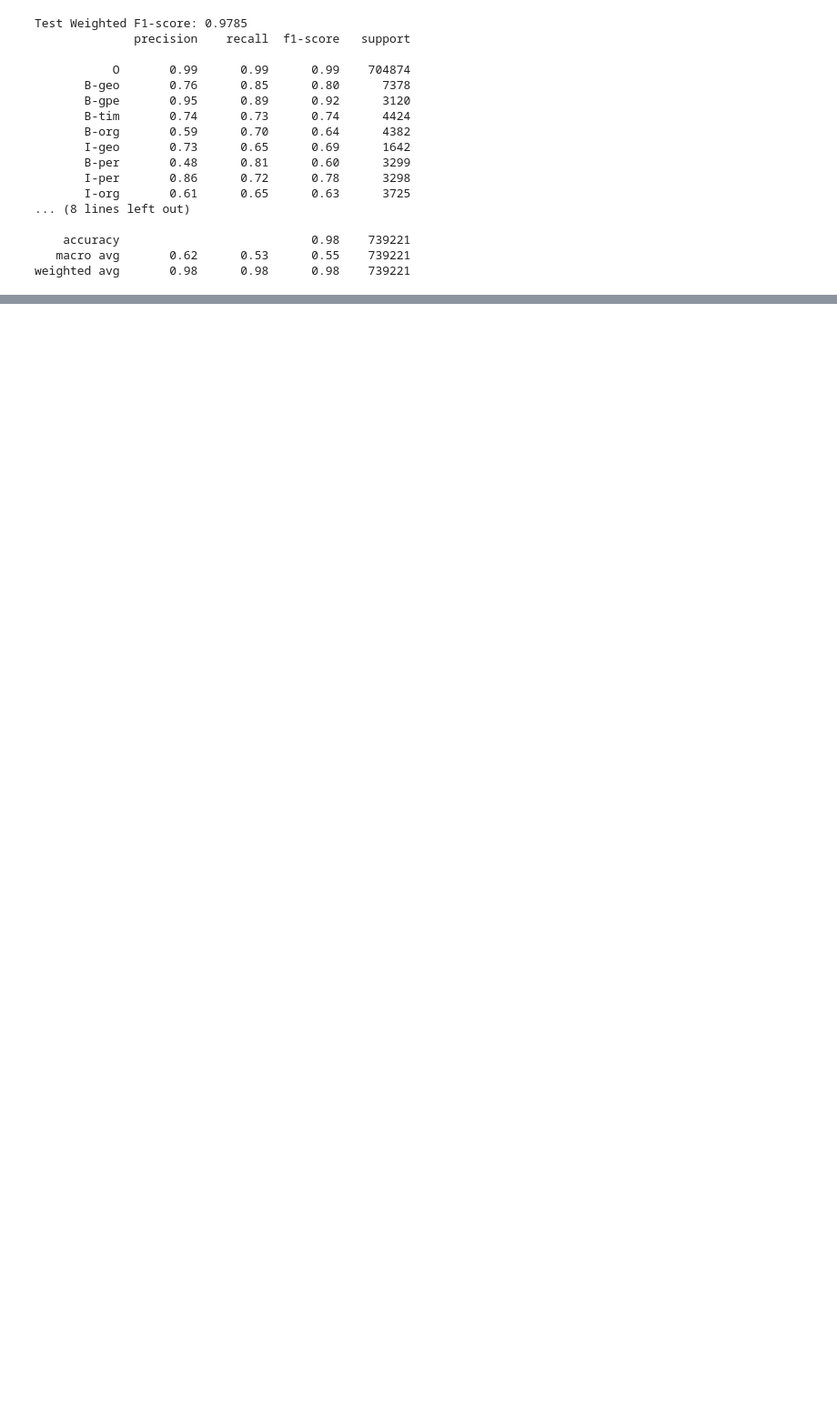
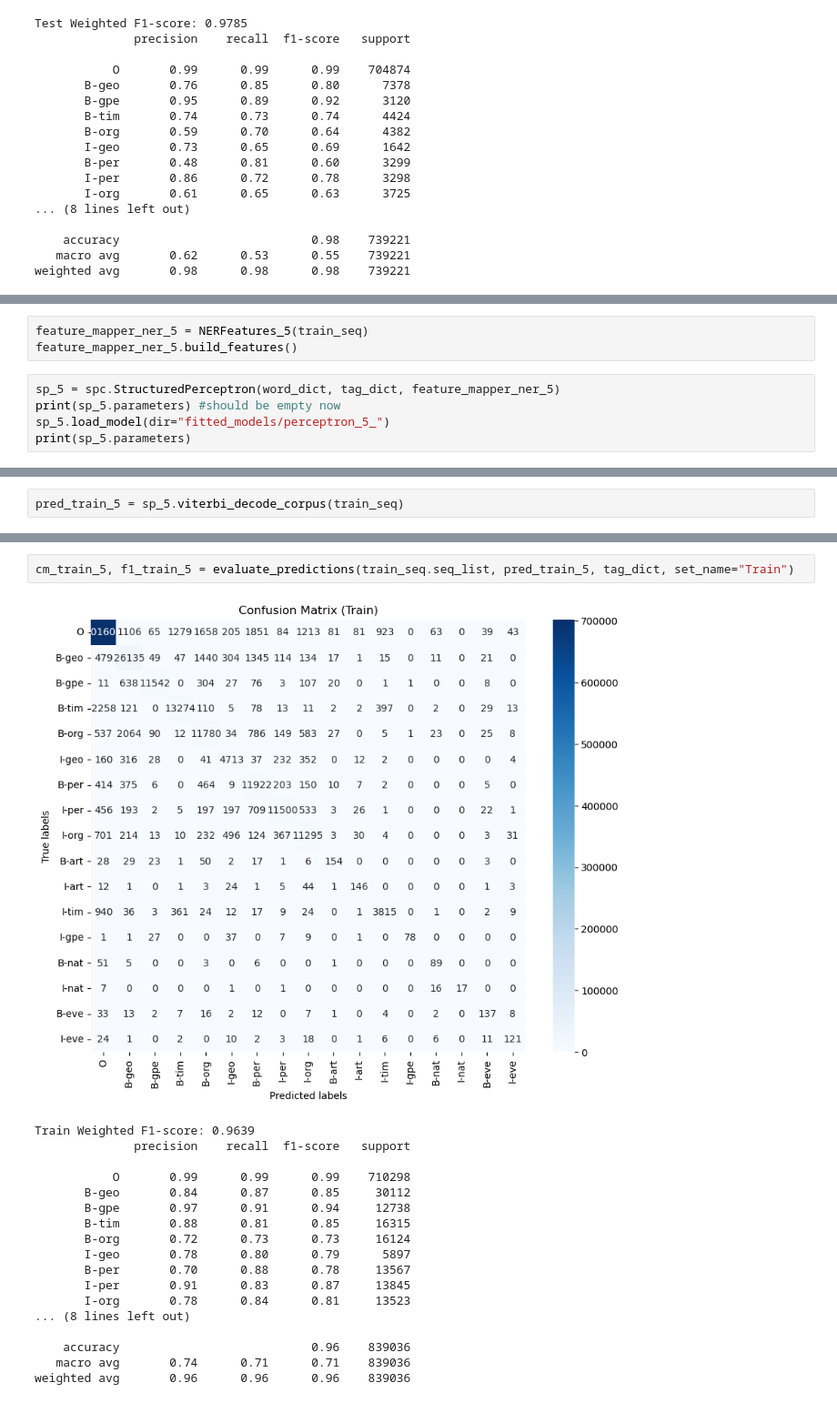
Before and after one commit to ivairali/nlp2, a Jupyter notebook: reproduce_results.ipynb, the cells around one changed output, grey strips where cells are left out. Shown at 91% size. Cells and saved outputs as stored; diff of their text form; blank space fills up the shorter version.

Commit message:
Added more perceptrone models

```diff
--- a/reproduce_results.ipynb
+++ b/reproduce_results.ipynb
@@ -600,0 +606,8 @@ weighted avg       0.98      0.98      0.98    739221
+# %%
+feature_mapper_ner_5 = NERFeatures_5(train_seq)
+feature_mapper_ner_5.build_features()
+# %%
+sp_5 = spc.StructuredPerceptron(word_dict, tag_dict, feature_mapper_ner_5)
+print(sp_5.parameters) #should be empty now
+sp_5.load_model(dir="fitted_models/perceptron_5_")
+print(sp_5.parameters)
@@ -600,0 +617,2 @@ weighted avg       0.98      0.98      0.98    739221
+# %%
+pred_train_5 = sp_5.viterbi_decode_corpus(train_seq)
@@ -600,0 +644,21 @@ weighted avg       0.98      0.98      0.98    739221
+# %%
+cm_train_5, f1_train_5 = evaluate_predictions(train_seq.seq_list, pred_train_5, tag_dict, set_name="Train")
+# %% [output]
+[figure, added]
+Train Weighted F1-score: 0.9639
+              precision    recall  f1-score   support
+
+           O       0.99      0.99      0.99    710298
+       B-geo       0.84      0.87      0.85     30112
+       B-gpe       0.97      0.91      0.94     12738
+       B-tim       0.88      0.81      0.85     16315
+       B-org       0.72      0.73      0.73     16124
+       I-geo       0.78      0.80      0.79      5897
+       B-per       0.70      0.88      0.78     13567
+       I-per       0.91      0.83      0.87     13845
+       I-org       0.78      0.84      0.81     13523
+... (8 lines left out)
+
+    accuracy                           0.96    839036
+   macro avg       0.74      0.71      0.71    839036
+weighted avg       0.96      0.96      0.96    839036
```
Also changed, not shown: parts of 27 cells of this notebook, 4 other files.
